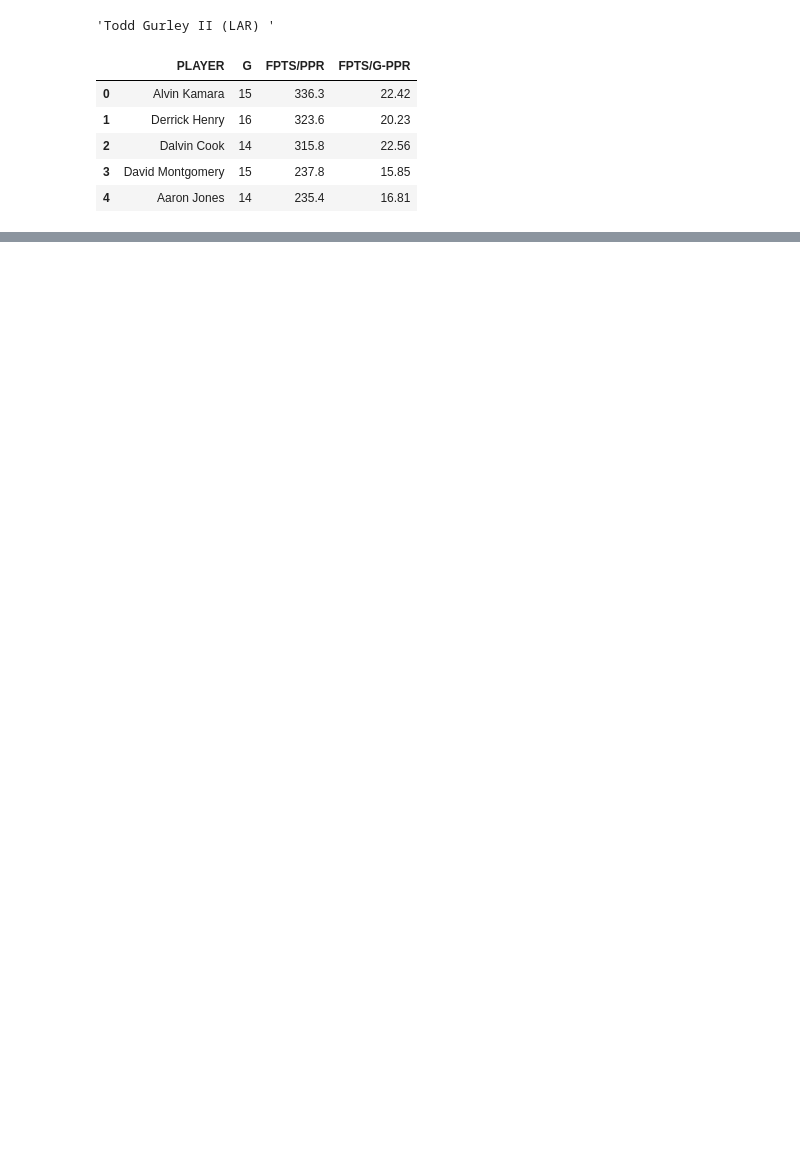
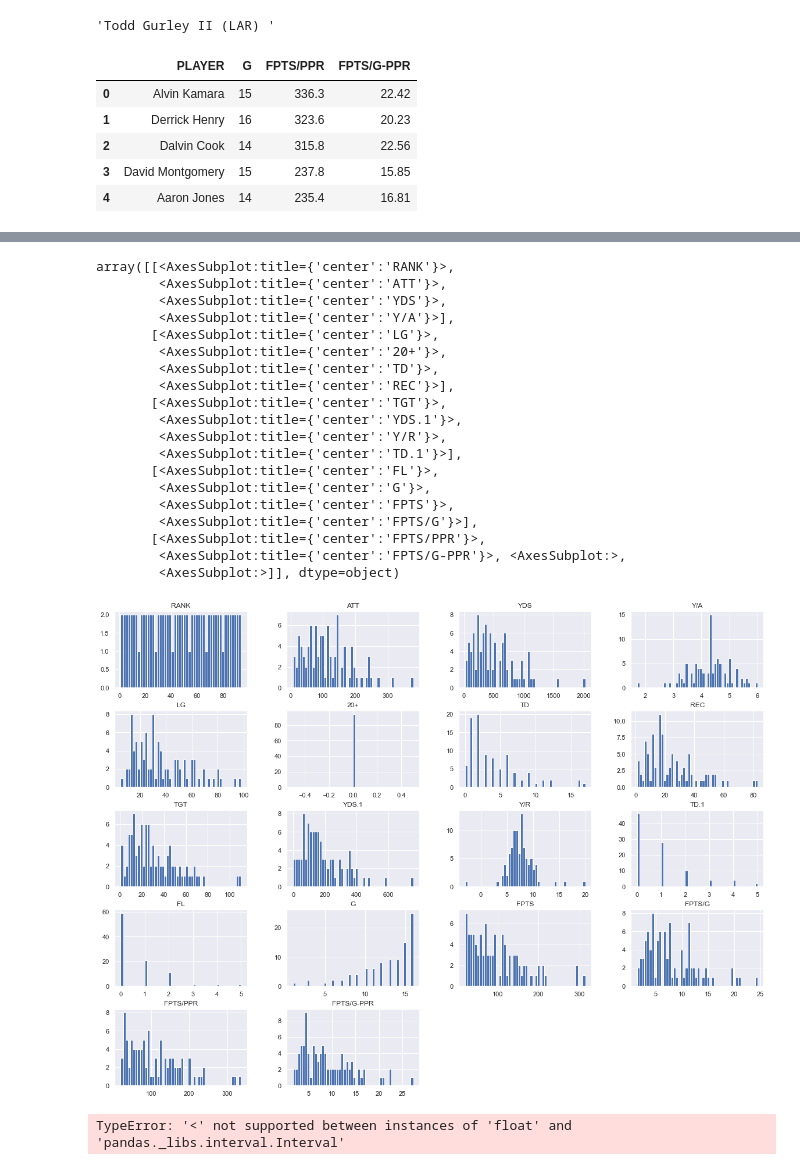
Before and after one commit to schlenkerc18/fantasy-football-rankings, a Jupyter notebook: LinearRegressions/More_RB_EDA.ipynb, the cells around one changed output, grey strips where cells are left out. Saved outputs shown, nothing was run; the diff lists cells and outputs as text; code cells hidden in the pictures; blank space fills up the shorter version.

```diff
--- a/LinearRegressions/More_RB_EDA.ipynb
+++ b/LinearRegressions/More_RB_EDA.ipynb
@@ -76,0 +94,5 @@ result.head(55)
+# %%
+# eliminating players with 0 fantasy pts
+df = rb_df_2020.copy()
+df = df.loc[df['FPTS'] > 20]
+df
@@ -76,0 +133,5 @@ result.head(55)
+# %%
+df['YDS'] = df['YDS'].astype(str) # turning object into string
+df['YDS'] = df['YDS'].str.replace(",", "") # getting rid of commas
+df['YDS'] = pd.to_numeric(df['YDS'])
+df.info()
@@ -76,0 +156,3 @@ result.head(55)
+# %%
+# turning these fields into numeric field
+df['FPTS/G-PPR'] = pd.to_numeric(df['FPTS/G-PPR'])
@@ -76,0 +179,31 @@ result.head(55)
+# %%
+df.hist(bins = 50, figsize = (20,15))
+# %% [output]
+array([[<AxesSubplot:title={'center':'RANK'}>,
+        <AxesSubplot:title={'center':'ATT'}>,
+        <AxesSubplot:title={'center':'YDS'}>,
+        <AxesSubplot:title={'center':'Y/A'}>],
+       [<AxesSubplot:title={'center':'LG'}>,
+        <AxesSubplot:title={'center':'20+'}>,
+        <AxesSubplot:title={'center':'TD'}>,
+        <AxesSubplot:title={'center':'REC'}>],
+       [<AxesSubplot:title={'center':'TGT'}>,
+        <AxesSubplot:title={'center':'YDS.1'}>,
+        <AxesSubplot:title={'center':'Y/R'}>,
+        <AxesSubplot:title={'center':'TD.1'}>],
+       [<AxesSubplot:title={'center':'FL'}>,
+        <AxesSubplot:title={'center':'G'}>,
+        <AxesSubplot:title={'center':'FPTS'}>,
+        <AxesSubplot:title={'center':'FPTS/G'}>],
+       [<AxesSubplot:title={'center':'FPTS/PPR'}>,
+        <AxesSubplot:title={'center':'FPTS/G-PPR'}>, <AxesSubplot:>,
+        <AxesSubplot:>]], dtype=object)
+[figure, added]
+# %%
+df['FPTS'] = pd.cut(df['FPTS'],
+                    bins = [0., 1.5, 3.0, 4.5, 6.0, np.inf],
+                    labels = [1, 2, 3, 4, 5])
+
+df['FPTS'].hist()
+# %% [output]
+TypeError: '<' not supported between instances of 'float' and 'pandas._libs.interval.Interval'
```
Also changed, not shown: parts of 5 cells of this notebook.
